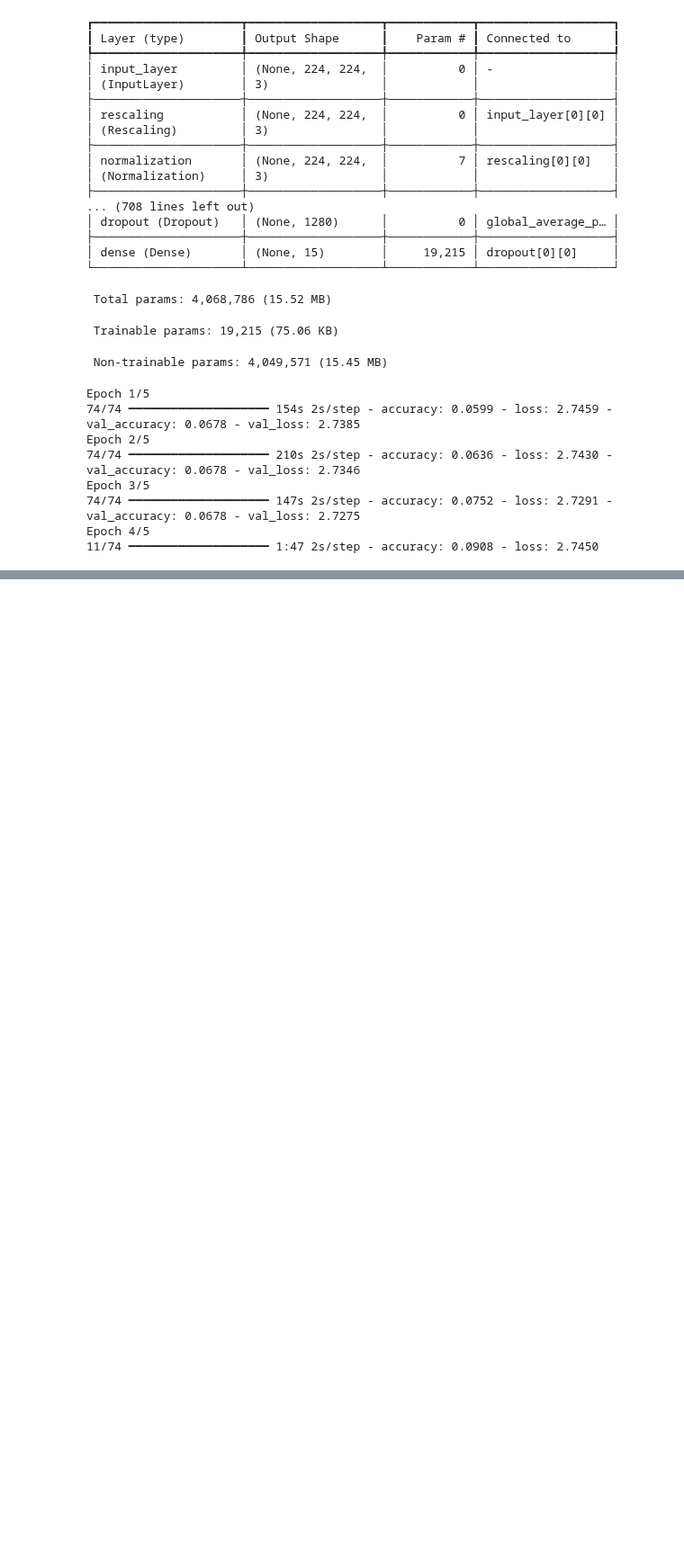
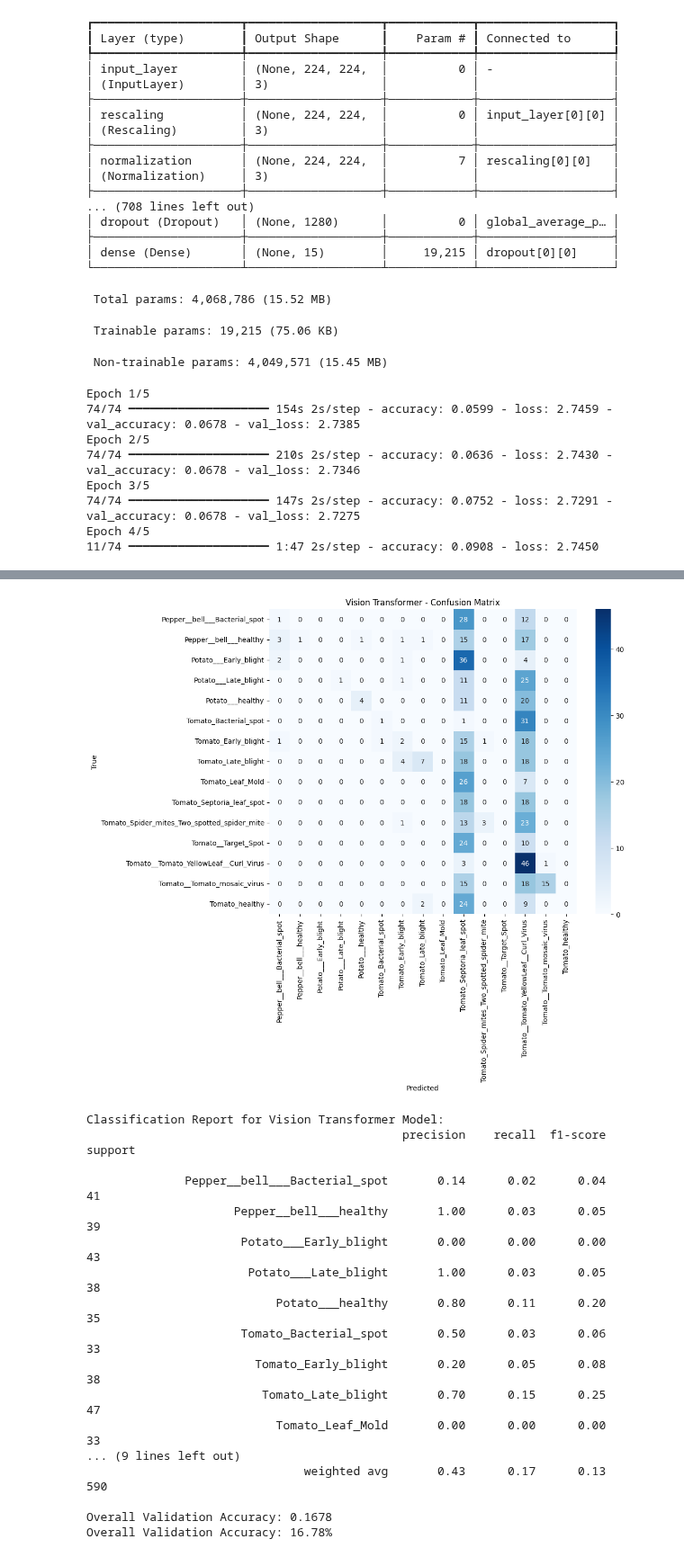
Before and after one commit to ChirathiSomadasa/Deep_Learning_Assignment, a Jupyter notebook: Deep_Learning_Assignment.ipynb, the cells around one changed output, grey strips where cells are left out. Shown at 90% size. Drawn from its saved outputs; the diff is of its cells as text; code cells hidden in the pictures; blank space fills up the shorter version.

```diff
--- a/Deep_Learning_Assignment.ipynb
+++ b/Deep_Learning_Assignment.ipynb
@@ -798,0 +1135,53 @@ print("Model saved as smart_plant_disease_classifier.keras")
+# %%
+import numpy as np
+import matplotlib.pyplot as plt
+from sklearn.metrics import classification_report, confusion_matrix
+import seaborn as sns
+
+# 1. Get predictions and true labels
+y_true = []
+y_pred = []
+
+for images, labels in val_ds:
+    preds = vit_model.predict(images, verbose=0)
+    # If labels are integer class indices:
+    y_true.extend(labels.numpy())  # No argmax needed
+    y_pred.extend(np.argmax(preds, axis=1))
+
+# 2. Confusion Matrix
+cm = confusion_matrix(y_true, y_pred)
+plt.figure(figsize=(10, 8))
+sns.heatmap(cm, annot=True, fmt='d', cmap='Blues', xticklabels=class_names, yticklabels=class_names)
+plt.xlabel('Predicted')
+plt.ylabel('True')
+plt.title('Vision Transformer - Confusion Matrix')
+plt.show()
+
+# 3. Classification Report
+print("Classification Report for Vision Transformer Model:")
+print(classification_report(y_true, y_pred, target_names=class_names, zero_division=0))
+
+# 4. Overall Accuracy
+from sklearn.metrics import accuracy_score
+acc = accuracy_score(y_true, y_pred)
+print(f"Overall Validation Accuracy: {acc:.4f}")
+print(f"Overall Validation Accuracy: {acc * 100:.2f}%")
+# %% [output]
+[figure, added]
+Classification Report for Vision Transformer Model:
+                                             precision    recall  f1-score   support
+
+              Pepper__bell___Bacterial_spot       0.14      0.02      0.04        41
+                     Pepper__bell___healthy       1.00      0.03      0.05        39
+                      Potato___Early_blight       0.00      0.00      0.00        43
+                       Potato___Late_blight       1.00      0.03      0.05        38
+                           Potato___healthy       0.80      0.11      0.20        35
+                      Tomato_Bacterial_spot       0.50      0.03      0.06        33
+                        Tomato_Early_blight       0.20      0.05      0.08        38
+                         Tomato_Late_blight       0.70      0.15      0.25        47
+                           Tomato_Leaf_Mold       0.00      0.00      0.00        33
+... (9 lines left out)
+                               weighted avg       0.43      0.17      0.13       590
+
+Overall Validation Accuracy: 0.1678
+Overall Validation Accuracy: 16.78%
```
Also changed, not shown: parts of 19 cells of this notebook.
